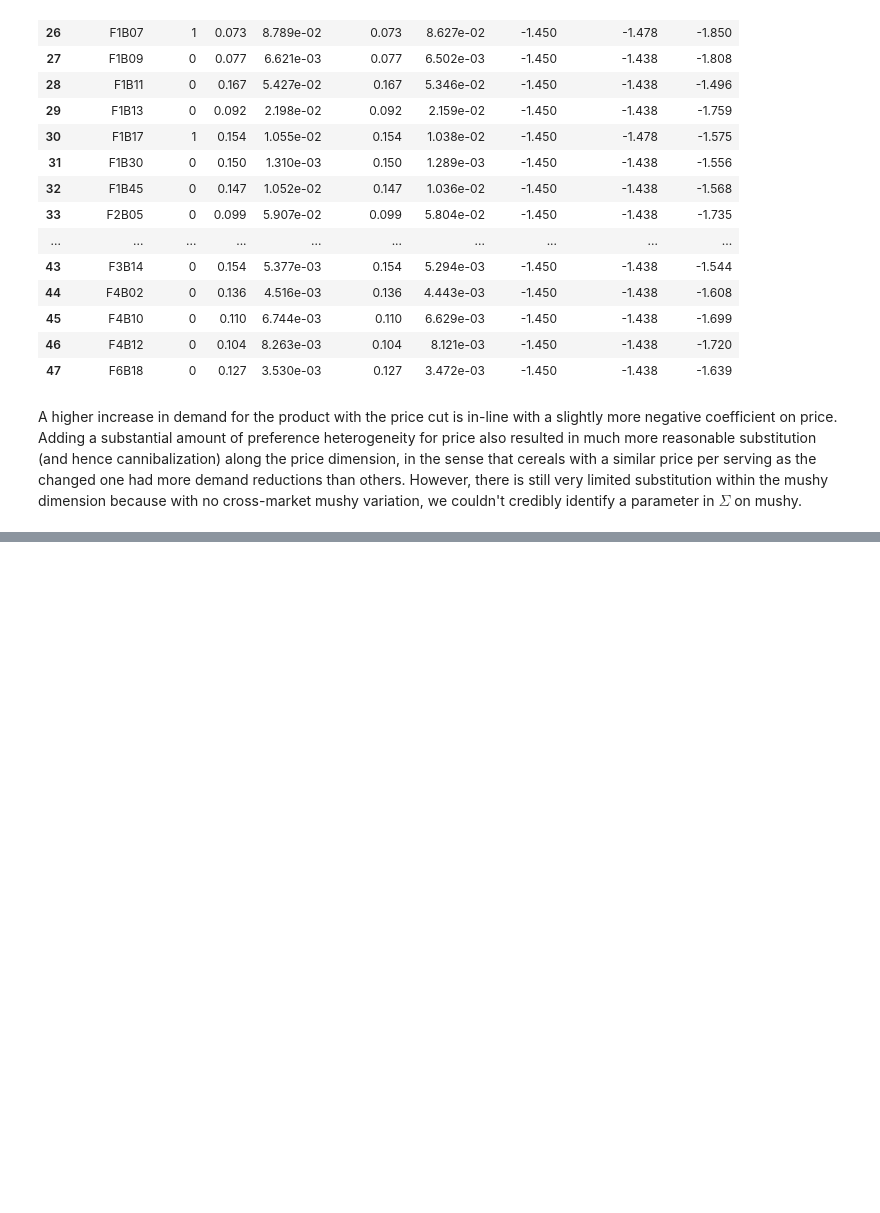
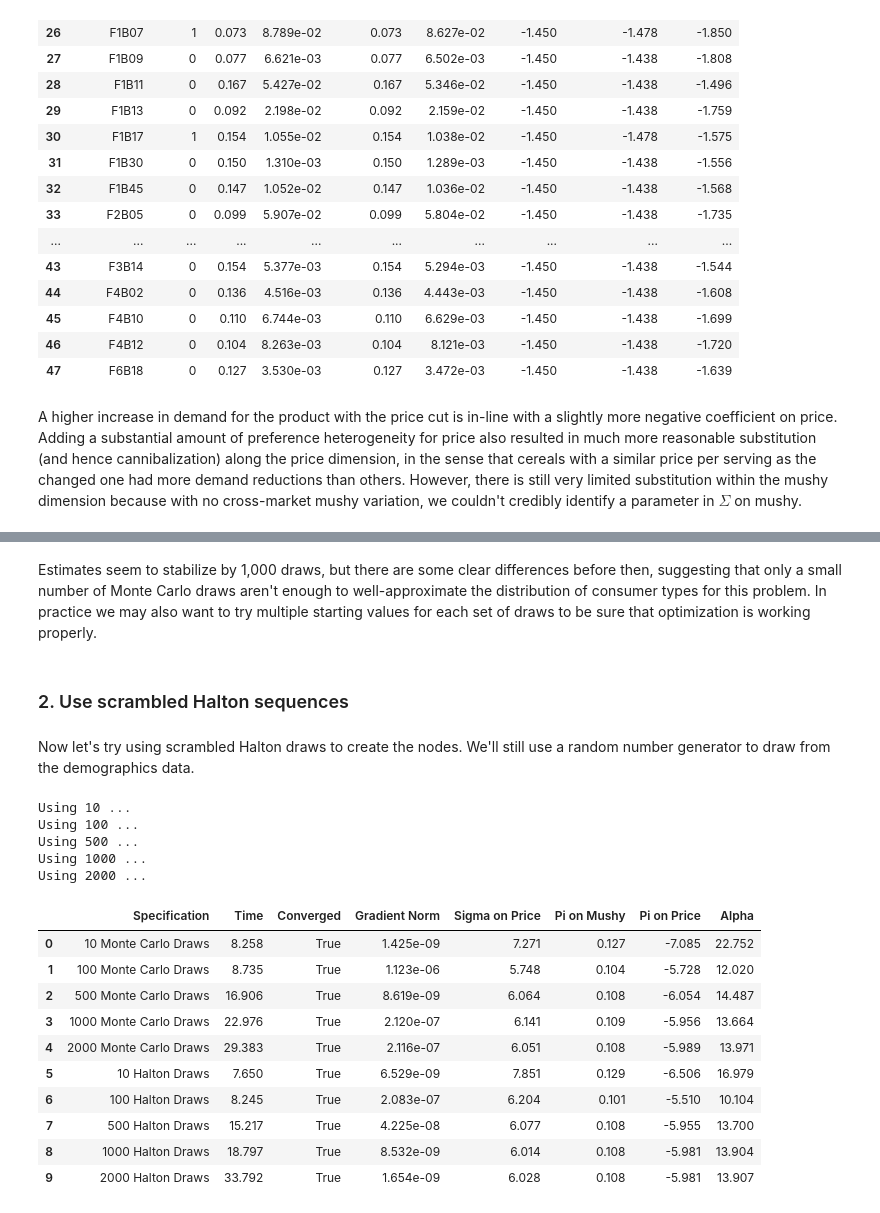
Before and after one commit to Mixtape-Sessions/Demand-Estimation, a Jupyter notebook: Exercises/Exercise-2/Solutions.ipynb, the cells around one changed output, grey strips where cells are left out. Saved outputs shown, nothing was run; the diff lists cells and outputs as text; code cells hidden in the pictures; blank space fills up the shorter version.

```diff
--- a/Exercises/Exercise-2/Solutions.ipynb
+++ b/Exercises/Exercise-2/Solutions.ipynb
@@ -349,0 +356,25 @@ A higher increase in demand for the product with the price cut is in-line with a
+# %%
+def solve(new_specification, new_agent_data):
+    new_problem = pyblp.Problem(product_formulations, product_data, agent_formulation, new_agent_data)
+    new_results = new_problem.solve(
+        sigma=[
+            [0, 0],
+            [0, 6],
+        ],
+        pi=[
+            [0.2],
+            [-6],
+        ],
+        method='1s',
+        optimization=optimization,
+    )
+    return {
+        "Specification": new_specification,
+        "Time": new_results.optimization_time,
+        "Converged": new_results.converged,
+        "Gradient Norm": new_results.projected_gradient_norm,
+        "Sigma on Price": new_results.sigma[1, 1],
+        "Pi on Mushy": new_results.pi[0, 0],
+        "Pi on Price": new_results.pi[1, 0],
+        "Alpha": new_results.beta[0, 0],
+    }
@@ -349,0 +405,33 @@ A higher increase in demand for the product with the price cut is in-line with a
+# %% [markdown]
+Estimates seem to stabilize by 1,000 draws, but there are some clear differences before then, suggesting that only a small number of Monte Carlo draws aren't enough to well-approximate the distribution of consumer types for this problem. In practice we may also want to try multiple starting values for each set of draws to be sure that optimization is working properly.
+# %% [markdown]
+### 2. Use scrambled Halton sequences
+# %% [markdown]
+Now let's try using scrambled Halton draws to create the nodes. We'll still use a random number generator to draw from the demographics data.
+# %%
+for draws in [10, 100, 500, 1_000, 2_000]:
+    print(f"Using {draws} ...")
+    halton_data = demographic_data[['market_ids', 'log_income']].groupby('market_ids', as_index=False).sample(n=draws, replace=True, random_state=0)
+    halton_integration = pyblp.Integration('halton', size=len(halton_data), specification_options={'seed': 0})
+    halton_data['nodes0'] = pyblp.build_integration(halton_integration, dimensions=1).nodes.flatten()
+    halton_data['weights'] = 1 / draws
+    agent_results.append(solve(f"{draws} Halton Draws", halton_data))
+
+pd.DataFrame(agent_results)
+# %% [output]
+Using 10 ...
+Using 100 ...
+Using 500 ...
+Using 1000 ...
+Using 2000 ...
+|  | Specification | Time | Converged | Gradient Norm | Sigma on Price | Pi on Mushy | Pi on Price | Alpha |
+| 0 | 10 Monte Carlo Draws | 8.258 | True | 1.425e-09 | 7.271 | 0.127 | -7.085 | 22.752 |
+| 1 | 100 Monte Carlo Draws | 8.735 | True | 1.123e-06 | 5.748 | 0.104 | -5.728 | 12.020 |
+| 2 | 500 Monte Carlo Draws | 16.906 | True | 8.619e-09 | 6.064 | 0.108 | -6.054 | 14.487 |
+| 3 | 1000 Monte Carlo Draws | 22.976 | True | 2.120e-07 | 6.141 | 0.109 | -5.956 | 13.664 |
+| 4 | 2000 Monte Carlo Draws | 29.383 | True | 2.116e-07 | 6.051 | 0.108 | -5.989 | 13.971 |
+| 5 | 10 Halton Draws | 7.650 | True | 6.529e-09 | 7.851 | 0.129 | -6.506 | 16.979 |
+| 6 | 100 Halton Draws | 8.245 | True | 2.083e-07 | 6.204 | 0.101 | -5.510 | 10.104 |
+| 7 | 500 Halton Draws | 15.217 | True | 4.225e-08 | 6.077 | 0.108 | -5.955 | 13.700 |
+| 8 | 1000 Halton Draws | 18.797 | True | 8.532e-09 | 6.014 | 0.108 | -5.981 | 13.904 |
+| 9 | 2000 Halton Draws | 33.792 | True | 1.654e-09 | 6.028 | 0.108 | -5.981 | 13.907 |
```
Also changed, not shown: parts of 34 cells of this notebook, 3 other files.
